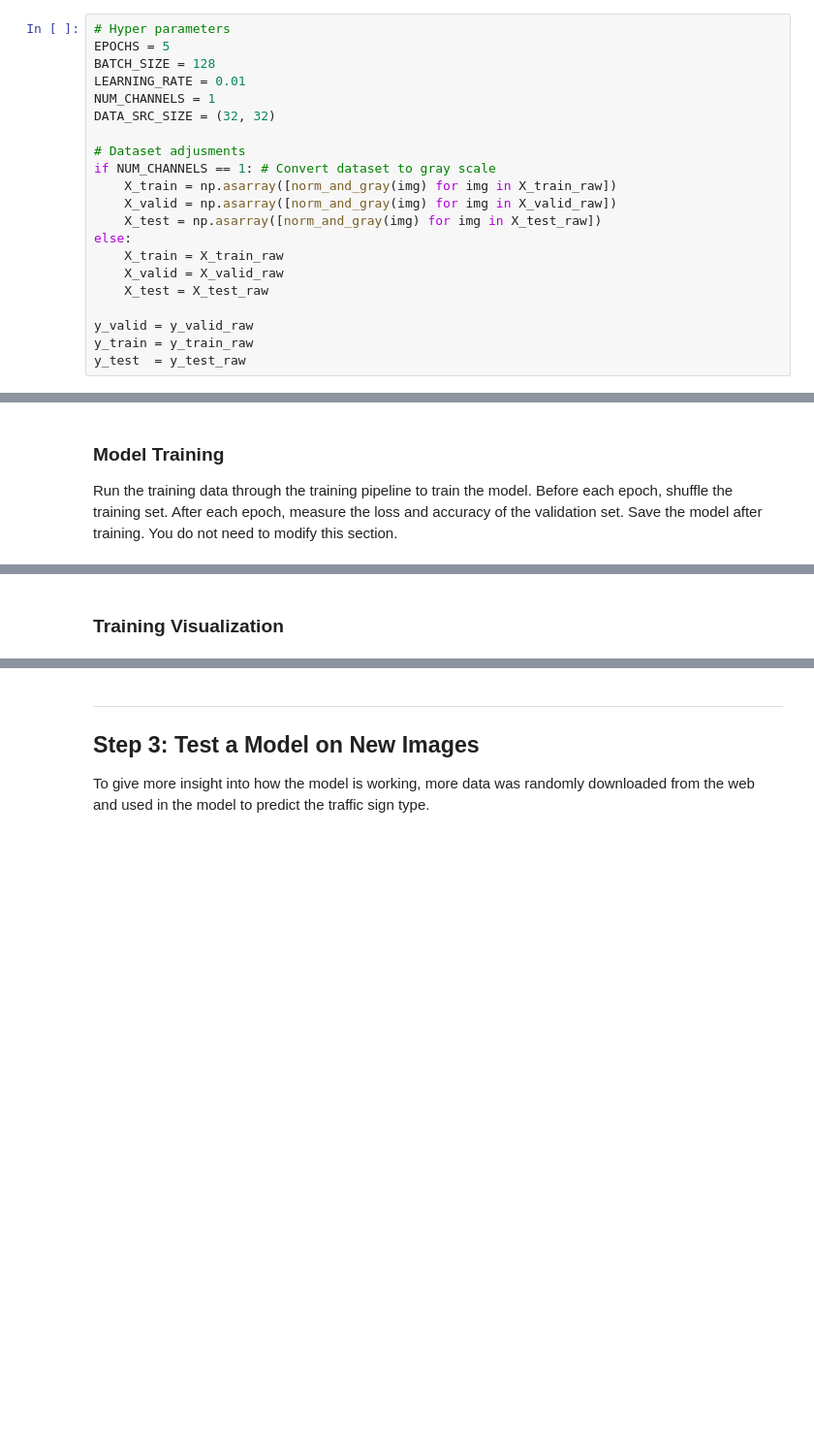
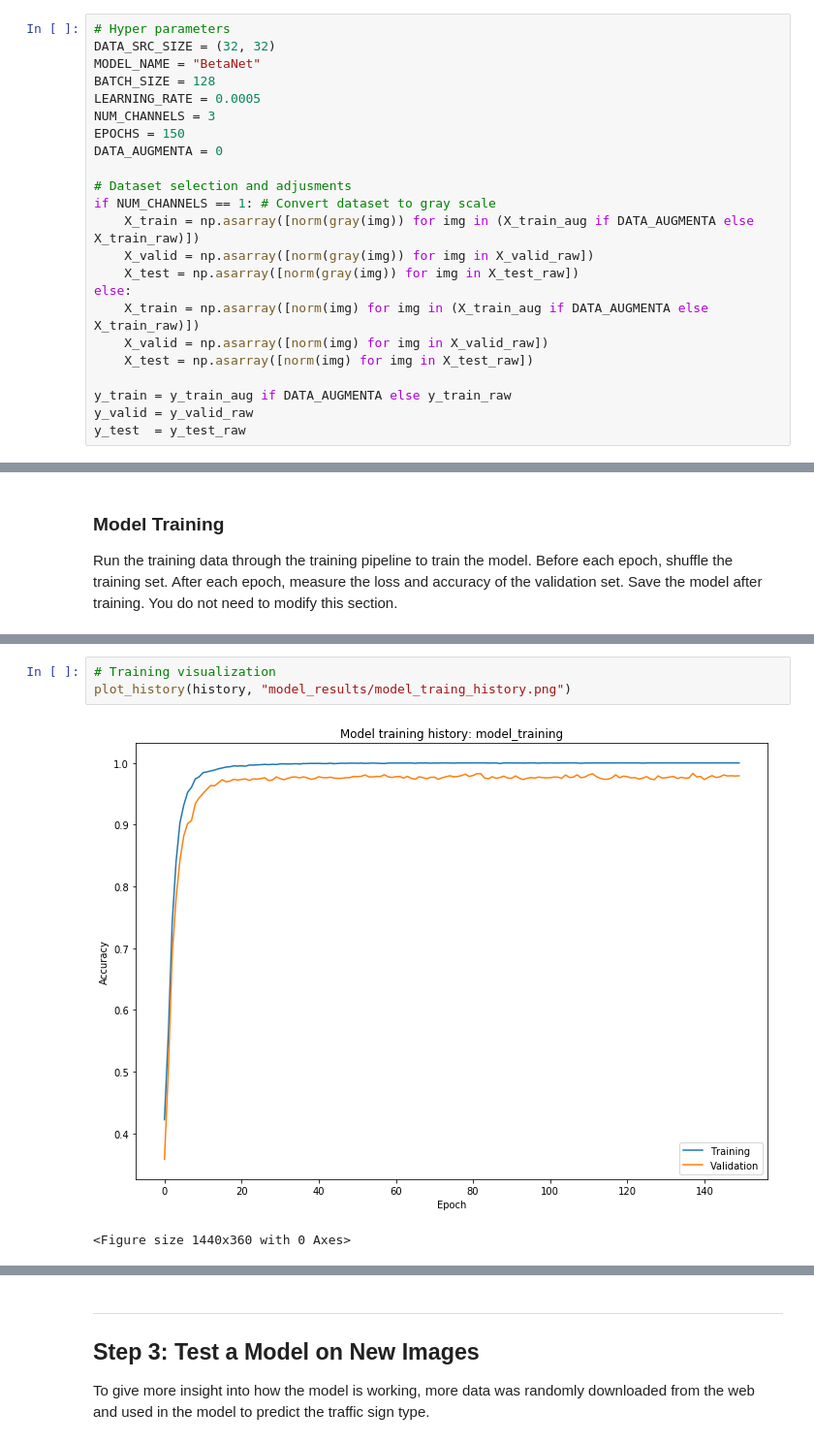
Before and after one commit to JohnBetaCode/CarND-P3-Traffic_Sign_Classifier, a Jupyter notebook: Traffic_Sign_Classifier.ipynb, the cells around one changed output, grey strips where cells are left out. Shown at 97% size. Drawn from its saved outputs; the diff is of its cells as text; blank space fills up the shorter version.

```diff
--- a/Traffic_Sign_Classifier.ipynb
+++ b/Traffic_Sign_Classifier.ipynb
@@ -206,23 +207,25 @@ from tensorflow.contrib.layers import flatten
 import glob
 # %%
 # Hyper parameters
-EPOCHS = 5
+DATA_SRC_SIZE = (32, 32)
+MODEL_NAME = "BetaNet"
 BATCH_SIZE = 128
-LEARNING_RATE = 0.01
-NUM_CHANNELS = 1
-DATA_SRC_SIZE = (32, 32)
+LEARNING_RATE = 0.0005
+NUM_CHANNELS = 3
+EPOCHS = 150
+DATA_AUGMENTA = 0
 
-# Dataset adjusments
+# Dataset selection and adjusments
 if NUM_CHANNELS == 1: # Convert dataset to gray scale
-    X_train = np.asarray([norm_and_gray(img) for img in X_train_raw])
-    X_valid = np.asarray([norm_and_gray(img) for img in X_valid_raw])
-    X_test = np.asarray([norm_and_gray(img) for img in X_test_raw])
+    X_train = np.asarray([norm(gray(img)) for img in (X_train_aug if DATA_AUGMENTA else X_train_raw)])
+    X_valid = np.asarray([norm(gray(img)) for img in X_valid_raw])
+    X_test = np.asarray([norm(gray(img)) for img in X_test_raw])
 else:
-    X_train = X_train_raw
-    X_valid = X_valid_raw
-    X_test = X_test_raw
+    X_train = np.asarray([norm(img) for img in (X_train_aug if DATA_AUGMENTA else X_train_raw)])
+    X_valid = np.asarray([norm(img) for img in X_valid_raw])
+    X_test = np.asarray([norm(img) for img in X_test_raw])
 
+y_train = y_train_aug if DATA_AUGMENTA else y_train_raw
 y_valid = y_valid_raw
-y_train = y_train_raw
 y_test  = y_test_raw
 # %%
@@ -348,2 +375,6 @@ Model saved
-# %% [markdown]
-### Training Visualization
+# %%
+# Training visualization
+plot_history(history, "model_results/model_traing_history.png")
+# %% [output]
+[figure, added]
+<Figure size 1440x360 with 0 Axes>
```
Also changed, not shown: parts of 19 cells of this notebook, 45 other files.
